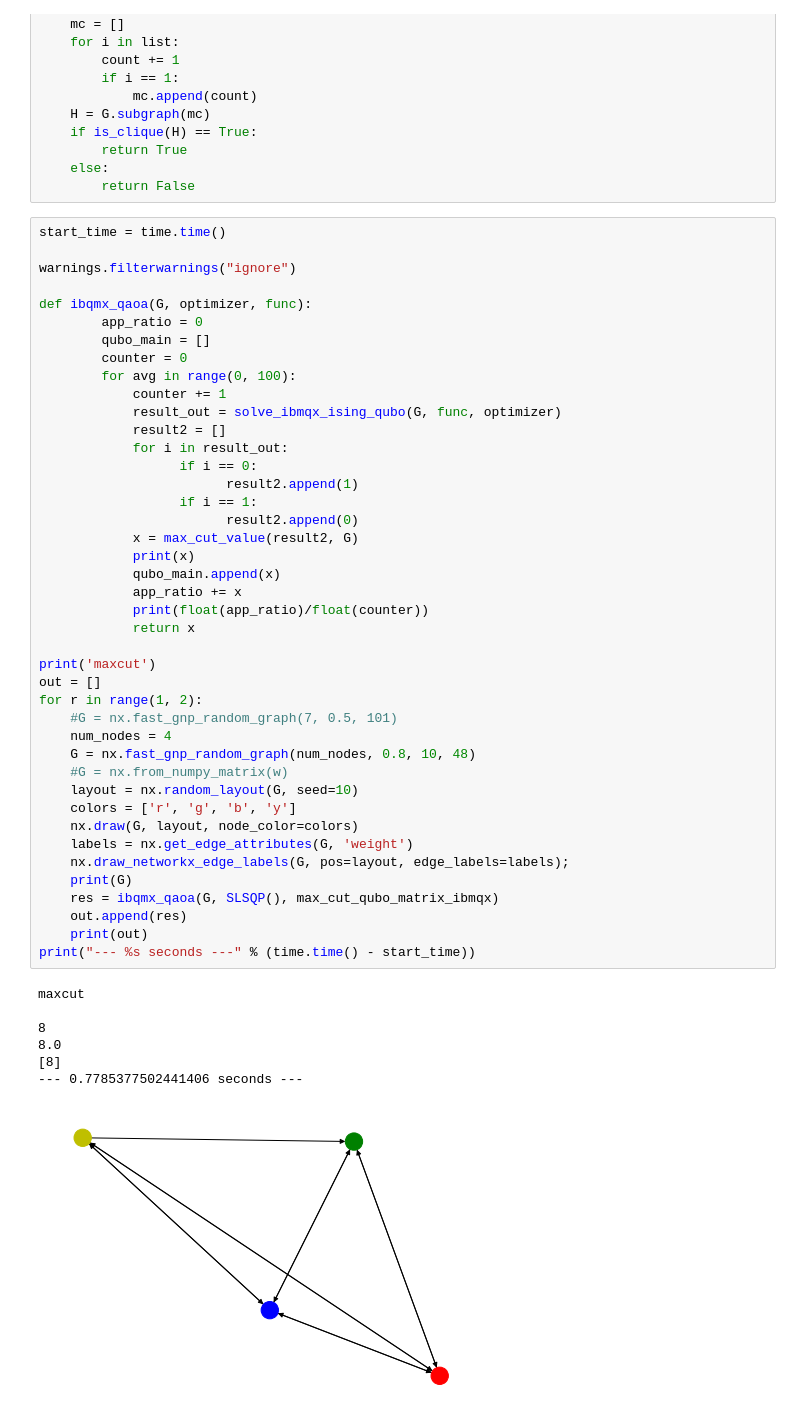
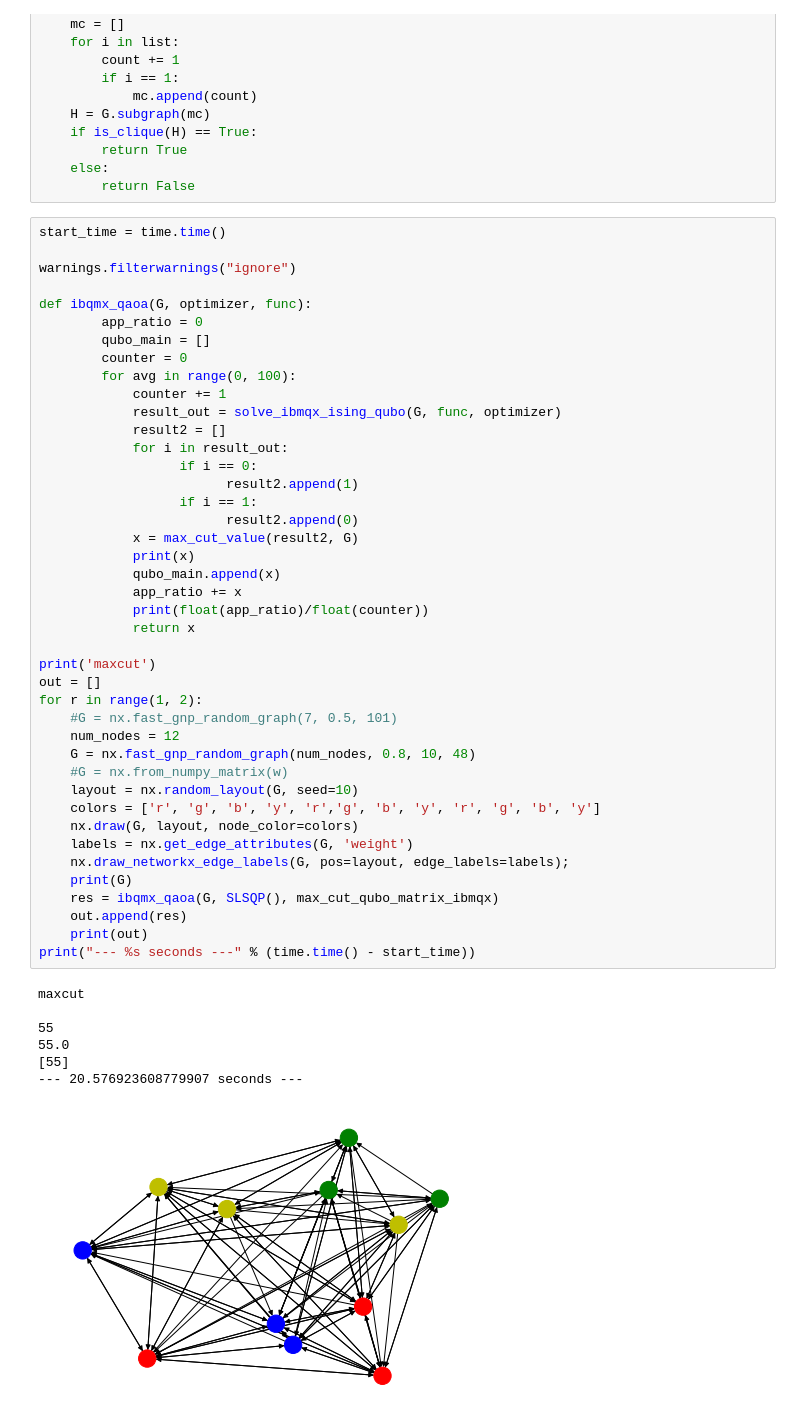
Before and after one commit to sid8123/quantum_optimization, a Jupyter notebook: maxcut_QAOA.ipynb, the cells around one changed output. Drawn from its saved outputs; the diff is of its cells as text.

```diff
--- a/maxcut_QAOA.ipynb
+++ b/maxcut_QAOA.ipynb
@@ -352,37 +370,37 @@ def ibqmx_qaoa(G, optimizer, func):
             for i in result_out:
                   if i == 0:
                         result2.append(1)
                   if i == 1:
                         result2.append(0)
             x = max_cut_value(result2, G)
             print(x)
             qubo_main.append(x)
             app_ratio += x
             print(float(app_ratio)/float(counter))
             return x
 
 print('maxcut')
 out = []
 for r in range(1, 2):
     #G = nx.fast_gnp_random_graph(7, 0.5, 101)
-    num_nodes = 4
+    num_nodes = 12
     G = nx.fast_gnp_random_graph(num_nodes, 0.8, 10, 48)
     #G = nx.from_numpy_matrix(w)
     layout = nx.random_layout(G, seed=10)
-    colors = ['r', 'g', 'b', 'y']
+    colors = ['r', 'g', 'b', 'y', 'r','g', 'b', 'y', 'r', 'g', 'b', 'y']
     nx.draw(G, layout, node_color=colors)
     labels = nx.get_edge_attributes(G, 'weight')
     nx.draw_networkx_edge_labels(G, pos=layout, edge_labels=labels);
     print(G)
     res = ibqmx_qaoa(G, SLSQP(), max_cut_qubo_matrix_ibmqx)
     out.append(res)
     print(out)
 print("--- %s seconds ---" % (time.time() - start_time))
 # %% [output]
 maxcut
 
-8
-8.0
-[8]
---- 0.7785377502441406 seconds ---
+55
+55.0
+[55]
+--- 20.576923608779907 seconds ---
-[figure, old version]
+[figure, new version]
```
Also changed, not shown: parts of 1 cell of this notebook.
